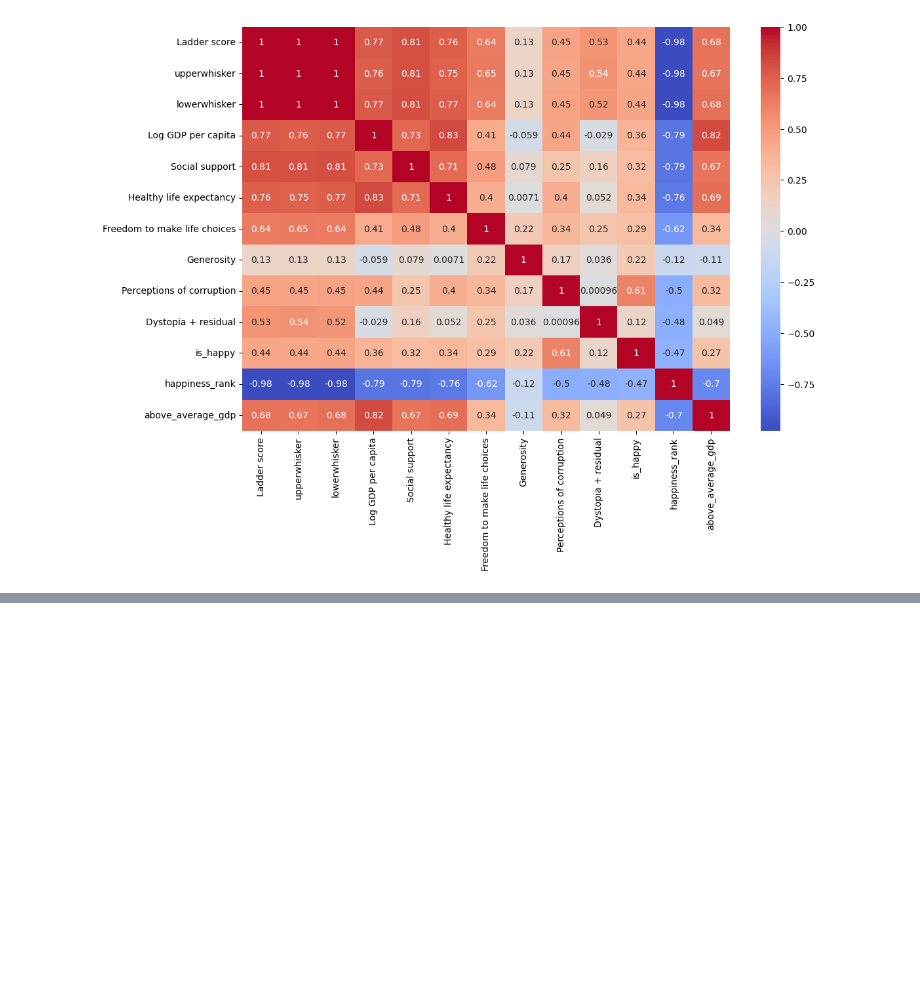
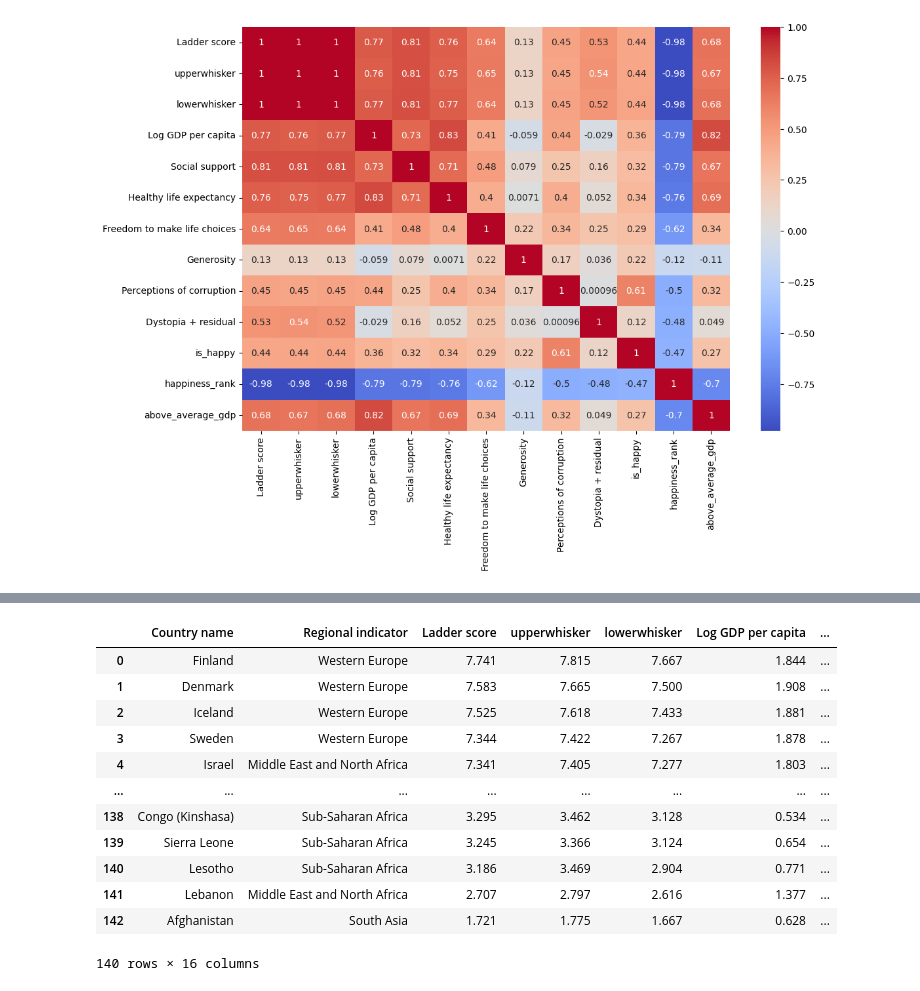
Before and after one commit to arjunhareeshs/EDA-task, a Jupyter notebook: task.ipynb, the cells around one changed output, grey strips where cells are left out. Saved outputs shown, nothing was run; the diff lists cells and outputs as text; code cells hidden in the pictures; blank space fills up the shorter version.

```diff
--- a/task.ipynb
+++ b/task.ipynb
@@ -482,0 +490,16 @@ plt.show()
+# %%
+display(data)
+# %% [output]
+|  | Country name | Regional indicator | Ladder score | upperwhisker | lowerwhisker | Log GDP per capita | ... |
+| 0 | Finland | Western Europe | 7.741 | 7.815 | 7.667 | 1.844 | ... |
+| 1 | Denmark | Western Europe | 7.583 | 7.665 | 7.500 | 1.908 | ... |
+| 2 | Iceland | Western Europe | 7.525 | 7.618 | 7.433 | 1.881 | ... |
+| 3 | Sweden | Western Europe | 7.344 | 7.422 | 7.267 | 1.878 | ... |
+| 4 | Israel | Middle East and North Africa | 7.341 | 7.405 | 7.277 | 1.803 | ... |
+| ... | ... | ... | ... | ... | ... | ... | ... |
+| 138 | Congo (Kinshasa) | Sub-Saharan Africa | 3.295 | 3.462 | 3.128 | 0.534 | ... |
+| 139 | Sierra Leone | Sub-Saharan Africa | 3.245 | 3.366 | 3.124 | 0.654 | ... |
+| 140 | Lesotho | Sub-Saharan Africa | 3.186 | 3.469 | 2.904 | 0.771 | ... |
+| 141 | Lebanon | Middle East and North Africa | 2.707 | 2.797 | 2.616 | 1.377 | ... |
+| 142 | Afghanistan | South Asia | 1.721 | 1.775 | 1.667 | 0.628 | ... |
+140 rows × 16 columns
```
Also changed, not shown: parts of 1 cell of this notebook.
